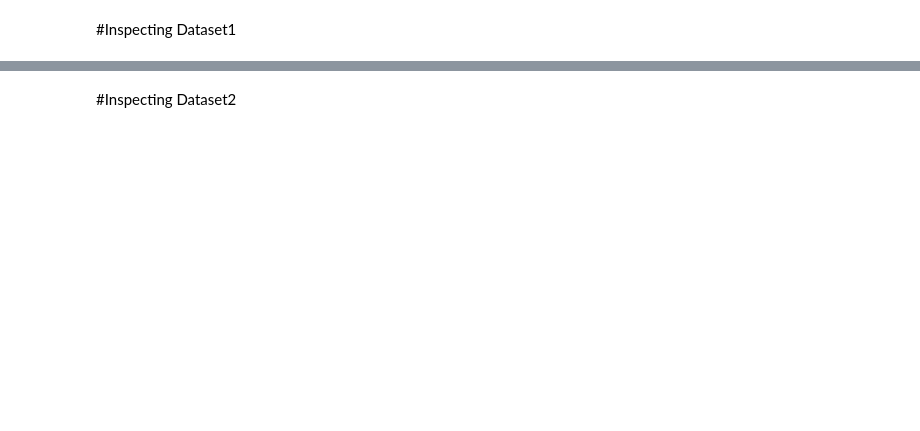
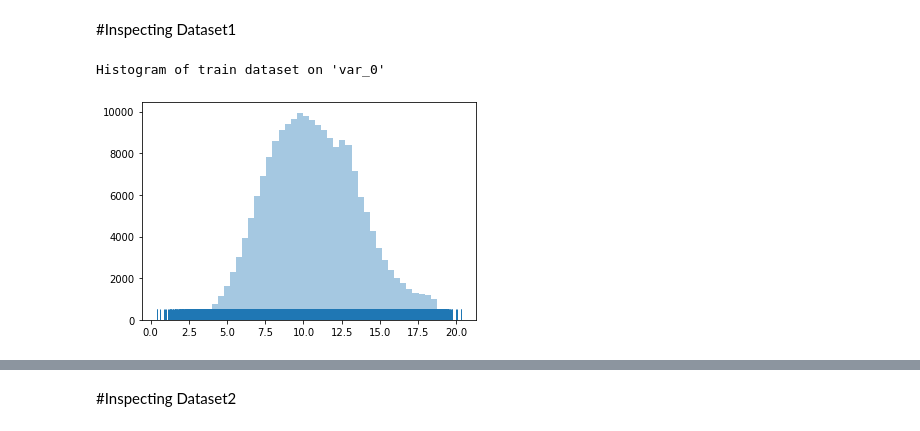
Before and after one commit to syedsauda/CE888, a Jupyter notebook: Assignment1/Assignment1.ipynb, the cells around one changed output, grey strips where cells are left out. Cells and saved outputs as stored; diff of their text form; code cells hidden in the pictures; blank space fills up the shorter version.

Commit message:
Added histogram comparism

```diff
--- a/Assignment1/Assignment1.ipynb
+++ b/Assignment1/Assignment1.ipynb
@@ -102,2 +84,12 @@ print(data2_test)
 # %% [markdown]
 #Inspecting Dataset1
+# %%
+import seaborn as sns
+
+y_df1 = data1_train[["var_0"]].
+y = y_df1.values.T[0]
+print("Histogram of train dataset on 'var_0'")
+sns_plot = sns.distplot(y, kde=False, rug=True)
+# %% [output]
+Histogram of train dataset on 'var_0'
+[figure, added]
```
Also changed, not shown: parts of 4 cells of this notebook.
